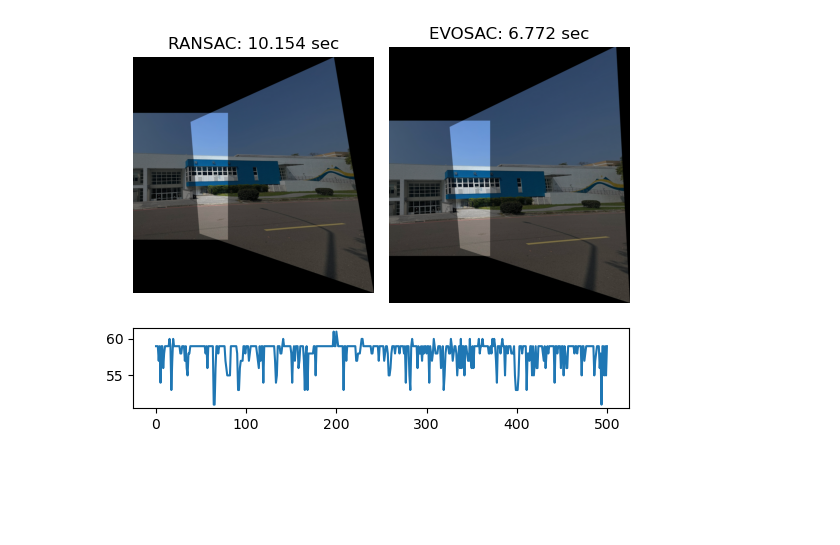
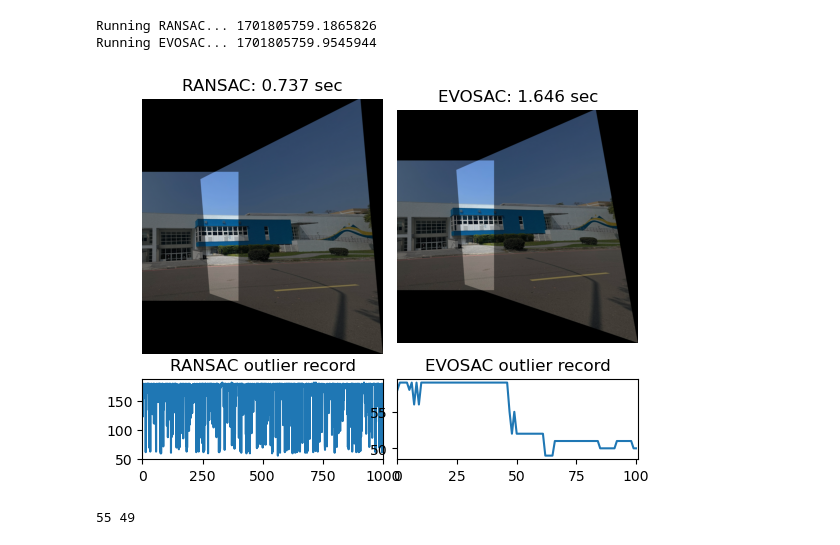
Before and after one commit to mkrxp123/EC_project, a Jupyter notebook: experiment.ipynb, the cells around one changed output. Saved outputs shown, nothing was run; the diff lists cells and outputs as text; code cells hidden in the pictures; blank space fills up the shorter version.

```diff
--- a/experiment.ipynb
+++ b/experiment.ipynb
@@ -94,15 +299,42 @@ class EVOSAC(stitch):
 # %%
 info = {}
-RANSAC_config = {
-    "folder": "./baseline",
-    # Since the complexity of match finding is O(N1N2), where Ni is number of key-points.
-    # If the image resolution is higher, number of key-points grows too
-    # In this case, just lower the resolution would be fine
-    "size": None, # resolution (h, w), use None to perserve the original size
+# Since the complexity of match finding is O(N1N2), where Ni is number of key-points.
+# If the image resolution is higher, number of key-points grows too
+# In this case, just lower the resolution would be fine
+folder, size = "./baseline", None   # resolution (h, w), use None to perserve the original size
+ransac_config = {
+    "seed": 0,
     "ratio_test": 0.7,
     'tolerance': 4,
     "outlier_rate": 0.1,
-    "max_iter": 500
+    "max_iter": 1000
 }
-ransac = RANSAC(RANSAC_config)
-info["RANSAC_IMG"], info["RANSAC_REC"], info["RANSAC_TIME"] = ransac.run()
+print('Running RANSAC...', time.time())
+ransac = RANSAC(ransac_config)
+info["RANSAC_IMG"], info["RANSAC_REC"], info["RANSAC_TIME"] = ransac.run(folder, size)
+
+evosac_config = {
+    "seed": 10,
+    "ratio_test": 0.7,
+    'tolerance': 4,
+    "outlier_rate": 0.1,
+    "max_iter": 100,
+    'mutation_factor': 0.5,
+    '1/5-rule': False,
+    '1/5-rule-threshold': 0.1,
+    '1/5-rule-iter': 50,
+    '1/5-rule-alpha': 0.9,
+    'strategy': 'TOURNAMENT'
+}
+print('Running EVOSAC...', time.time())
+evosac = EVOSAC(evosac_config)
+info["EVOSAC_IMG"], info["EVOSAC_REC"], info["EVOSAC_TIME"] = evosac.run(folder, size)
+plot(info)
+# print(info["RANSAC_REC"][0])
+# print(info["EVOSAC_REC"][0])
+print(min(info["RANSAC_REC"][0]), min(info["EVOSAC_REC"][0]))
+# %% [output]
+Running RANSAC... 1701805759.1865826
+Running EVOSAC... 1701805759.9545944
+[figure, added]
+55 49
@@ -122,33 +340,0 @@ info["EVOSAC_IMG"], info["EVOSAC_REC"], info["EVOSAC_TIME"] = evosac.run()
-# %%
-def plot(info):
-    gs = gridspec.GridSpec(4, 6)
-
-    fig = plt.figure()
-    ax1 = fig.add_subplot(gs[0:3, 0:3])
-    ax1.imshow(info["RANSAC_IMG"])
-    ax1.set_title(f"RANSAC: {info['RANSAC_TIME']:.3f} sec")
-    ax1.axis("off")
-
-    ax2 = fig.add_subplot(gs[0:3, 3:6])
-    ax2.imshow(info["EVOSAC_IMG"])
-    ax2.set_title(f"EVOSAC: {info['EVOSAC_TIME']:.3f} sec")
-    ax2.axis("off")
-
-    ax3 = fig.add_subplot(gs[-1, 0:3])
-    for r in info["RANSAC_REC"]:
-        ax3.plot(r)
-    ax3.set_xlim(0, max([len(rec) for rec in info["RANSAC_REC"]]))
-    ax3.set_title(f"RANSAC outlier record")
-
-    ax4 = fig.add_subplot(gs[-1, 3:6])
-    for r in info["EVOSAC_REC"]:
-        ax4.plot(r)
-    ax4.set_xlim(0, max([len(rec) for rec in info["EVOSAC_REC"]]))
-    ax4.set_title(f"EVOSAC outlier record")
-
-    plt.savefig("result.png", dpi=300)
-    plt.show()
-
-plot(info)
-# %% [output]
-[figure, removed]
```
Also changed, not shown: parts of 5 cells of this notebook, 2 other files.
